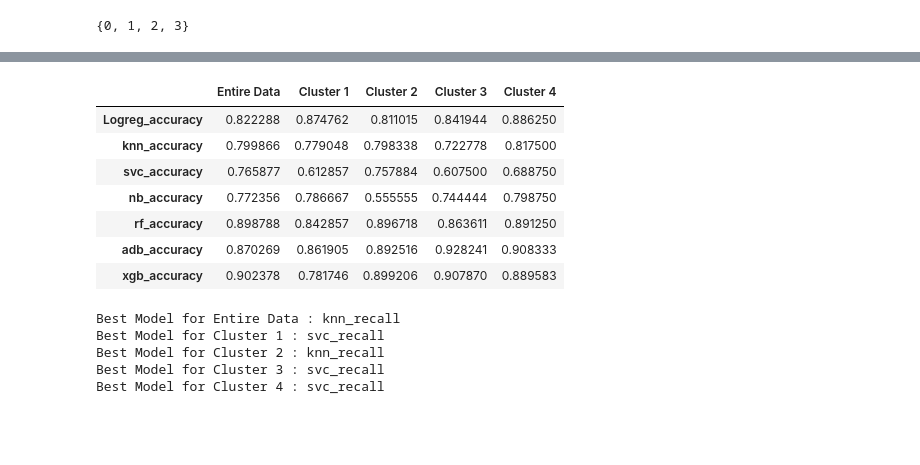
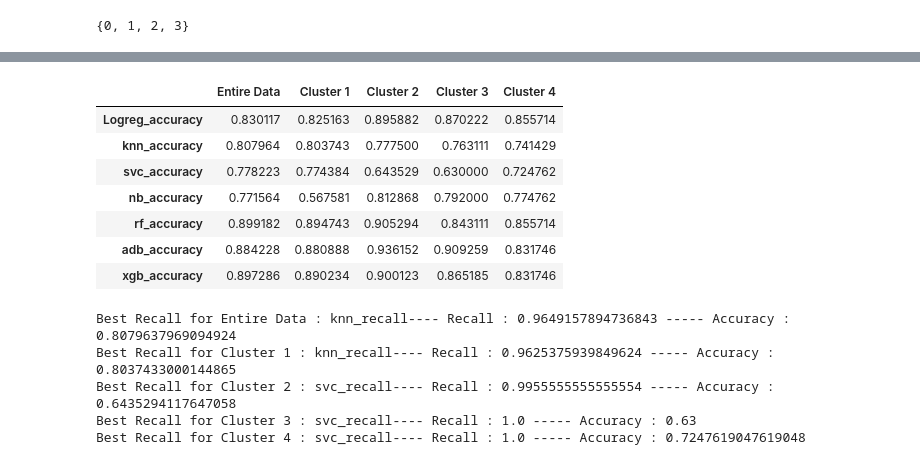
Before and after one commit to Shashank-Sundi/NOTEBOOKS, a Jupyter notebook: INSURANCE-CLAIM-FRAUD.ipynb, the cells around one changed output, grey strips where cells are left out. Saved outputs shown, nothing was run; the diff lists cells and outputs as text; code cells hidden in the pictures; blank space fills up the shorter version.

Commit message:
MODEL

```diff
--- a/INSURANCE-CLAIM-FRAUD.ipynb
+++ b/INSURANCE-CLAIM-FRAUD.ipynb
@@ -613,7 +614,7 @@ Index(['months_as_customer', 'policy_annual_premium',
 from sklearn.feature_selection import SelectFromModel
 from xgboost import XGBClassifier
 
-xgb = SelectFromModel(XGBClassifier(use_label_encoder=False,eval_metric='error'), max_features=20)
+xgb = SelectFromModel(XGBClassifier(use_label_encoder=False,eval_metric='error'), max_features=30)
 xgb.fit(data.drop(['fraud_reported'],axis=1),data.fraud_reported)
 xgb_support = xgb.get_support()
 data.drop(['fraud_reported'],axis=1).columns[xgb_support]
@@ -711,10 +712,11 @@ array(['incident_severity', 'insured_hobbies', 'property_claim',
 # %%
 # Reordering Data
 
-data=data[[ 'incident_type','collision_type','incident_severity', 'auto_make','incident_state', 'incident_city', 'authorities_contacted','witnesses','bodily_injuries',
-              'property_claim','vehicle_claim', 'injury_claim','property_damage',  'claim_duration',
-              'months_as_customer', 'policy_csl','umbrella_limit',
-              'insured_occupation', 'insured_relationship','insured_hobbies','fraud_reported']]
+data=data[[ 'incident_type','collision_type','incident_severity', 'auto_make','incident_state', 'incident_city','number_of_vehicles_involved'
+            , 'authorities_contacted','witnesses','bodily_injuries',
+            'property_claim','vehicle_claim', 'injury_claim','property_damage',
+            'policy_csl','umbrella_limit','claim_duration',
+            'insured_occupation', 'insured_relationship','insured_hobbies','fraud_reported']]
 # %%
 # Checking for Imbalance
 
@@ -980,6 +997,7 @@ accuracy_bgc=[]
 
 for i in [data,data_c1,data_c2,data_c3,data_c4]:
         X=i.drop(['fraud_reported'],axis=1)
+        X=scaler.fit_transform(X)
         y=i.fraud_reported
 
         bgc=BaggingClassifier(base_estimator=KNeighborsClassifier(n_neighbors=10,weights='distance',metric='euclidean'), n_estimators=20, max_samples=0.7)
@@ -993,6 +1011,7 @@ for i in [data,data_c1,data_c2,data_c3,data_c4]:
         acc=cross_val_score(bgc,X,y,cv=cv,scoring='accuracy')
         accuracy_bgc.append(acc.mean())
 
+print(f"Cross Validation Score : \n")
 print(f"Entire Data : {scores_bgc[0]}  Accuracy : {accuracy_bgc[0]}")
 print(f"Cluster 1---Recall : {scores_bgc[1]}  Accuracy : {accuracy_bgc[1]}")
 print(f"Cluster 2---Recall : {scores_bgc[2]}  Accuracy : {accuracy_bgc[2]}")
@@ -1109,29 +1141,0 @@ SyntaxError: invalid syntax (<ipython-input-238-1a3bf95de72d>, line 14)
-# %%
-#Trying XGB Classsifier
-
-from xgboost import XGBClassifier
-
-scores_xgb=[]
-accuracy_xgb=[]
-
-for i in [data,data_c1,data_c2,data_c3,data_c4]:
-        X=i.drop(['fraud_reported'],axis=1)
-        y=i.fraud_reported
-        X_train,X_test,y_train,y_test=train_test_split(X,np.ravel(y),test_size=0.3,random_state=2)
-
-        xgb=XGBClassifier(use_label_encoder=False ,eval_metric='error')
-        cv=RepeatedStratifiedKFold(n_splits=10, n_repeats=3,random_state=1)
-
-        #collecting recall
-        recall=cross_val_score(xgb,X,y,cv=cv,scoring='recall')
-        scores_xgb.append(recall.mean())
-
-        #collecting accuracy
-        acc=cross_val_score(xgb,X,y,cv=cv,scoring='accuracy')
-        accuracy_xgb.append(acc.mean())
-
-print(f"Entire Data : {scores_xgb[0]}  Accuracy : {accuracy_xgb[0]}")
-print(f"Cluster 1---Recall : {scores_xgb[1]}  Accuracy : {accuracy_xgb[1]}")
-print(f"Cluster 2---Recall : {scores_xgb[2]}  Accuracy : {accuracy_xgb[2]}")
-print(f"Cluster 3---Recall : {scores_xgb[3]}  Accuracy : {accuracy_xgb[3]}")
-print(f"Cluster 4---Recall : {scores_xgb[4]}  Accuracy : {accuracy_xgb[4]}")
@@ -1163,30 +1162,30 @@ recall_vals
 # %%
 # Comparing Accuracy Values
 
 accuracy_vals=pd.DataFrame(data=[accuracy_logreg,accuracy_knn,accuracy_svc,
-                        accuracy_nb,accuracy_rf,accuracy_adb,accuracy_xgb],
+                        accuracy_nb,accuracy_rf,accuracy_adb_dtree,accuracy_xgb],
                         index=['Logreg_accuracy','knn_accuracy','svc_accuracy',
                         'nb_accuracy','rf_accuracy','adb_accuracy','xgb_accuracy'],
                         columns=['Entire Data','Cluster 1','Cluster 2','Cluster 3','Cluster 4'])
 
 accuracy_vals
 # %% [output]
 |  | Entire Data | Cluster 1 | Cluster 2 | Cluster 3 | Cluster 4 |
-| Logreg_accuracy | 0.822288 | 0.874762 | 0.811015 | 0.841944 | 0.886250 |
-| knn_accuracy | 0.799866 | 0.779048 | 0.798338 | 0.722778 | 0.817500 |
-| svc_accuracy | 0.765877 | 0.612857 | 0.757884 | 0.607500 | 0.688750 |
-| nb_accuracy | 0.772356 | 0.786667 | 0.555555 | 0.744444 | 0.798750 |
-| rf_accuracy | 0.898788 | 0.842857 | 0.896718 | 0.863611 | 0.891250 |
-| adb_accuracy | 0.870269 | 0.861905 | 0.892516 | 0.928241 | 0.908333 |
-| xgb_accuracy | 0.902378 | 0.781746 | 0.899206 | 0.907870 | 0.889583 |
+| Logreg_accuracy | 0.830117 | 0.825163 | 0.895882 | 0.870222 | 0.855714 |
+| knn_accuracy | 0.807964 | 0.803743 | 0.777500 | 0.763111 | 0.741429 |
+| svc_accuracy | 0.778223 | 0.774384 | 0.643529 | 0.630000 | 0.724762 |
+| nb_accuracy | 0.771564 | 0.567581 | 0.812868 | 0.792000 | 0.774762 |
+| rf_accuracy | 0.899182 | 0.894743 | 0.905294 | 0.843111 | 0.855714 |
+| adb_accuracy | 0.884228 | 0.880888 | 0.936152 | 0.909259 | 0.831746 |
+| xgb_accuracy | 0.897286 | 0.890234 | 0.900123 | 0.865185 | 0.831746 |
 # %%
 for i in recall_vals.columns:
-    print(f"Best Model for {i} : {recall_vals[i].idxmax()} ")
+    print(f"Best Recall for {i} : {recall_vals[i].idxmax()}---- Recall : {recall_vals.loc[recall_vals[i].idxmax(),i]} ----- Accuracy : {accuracy_vals.reset_index().loc[recall_vals[i].reset_index()[i].idxmax(),i]}")
 # %% [output]
-Best Model for Entire Data : knn_recall
-Best Model for Cluster 1 : svc_recall
-Best Model for Cluster 2 : knn_recall
-Best Model for Cluster 3 : svc_recall
-Best Model for Cluster 4 : svc_recall
+Best Recall for Entire Data : knn_recall---- Recall : 0.9649157894736843 ----- Accuracy : 0.8079637969094924
+Best Recall for Cluster 1 : knn_recall---- Recall : 0.9625375939849624 ----- Accuracy : 0.8037433000144865
+Best Recall for Cluster 2 : svc_recall---- Recall : 0.9955555555555554 ----- Accuracy : 0.6435294117647058
+Best Recall for Cluster 3 : svc_recall---- Recall : 1.0 ----- Accuracy : 0.63
+Best Recall for Cluster 4 : svc_recall---- Recall : 1.0 ----- Accuracy : 0.7247619047619048
 # %%
 for i in accuracy_vals.columns:
```
Also changed, not shown: parts of 26 cells of this notebook.
